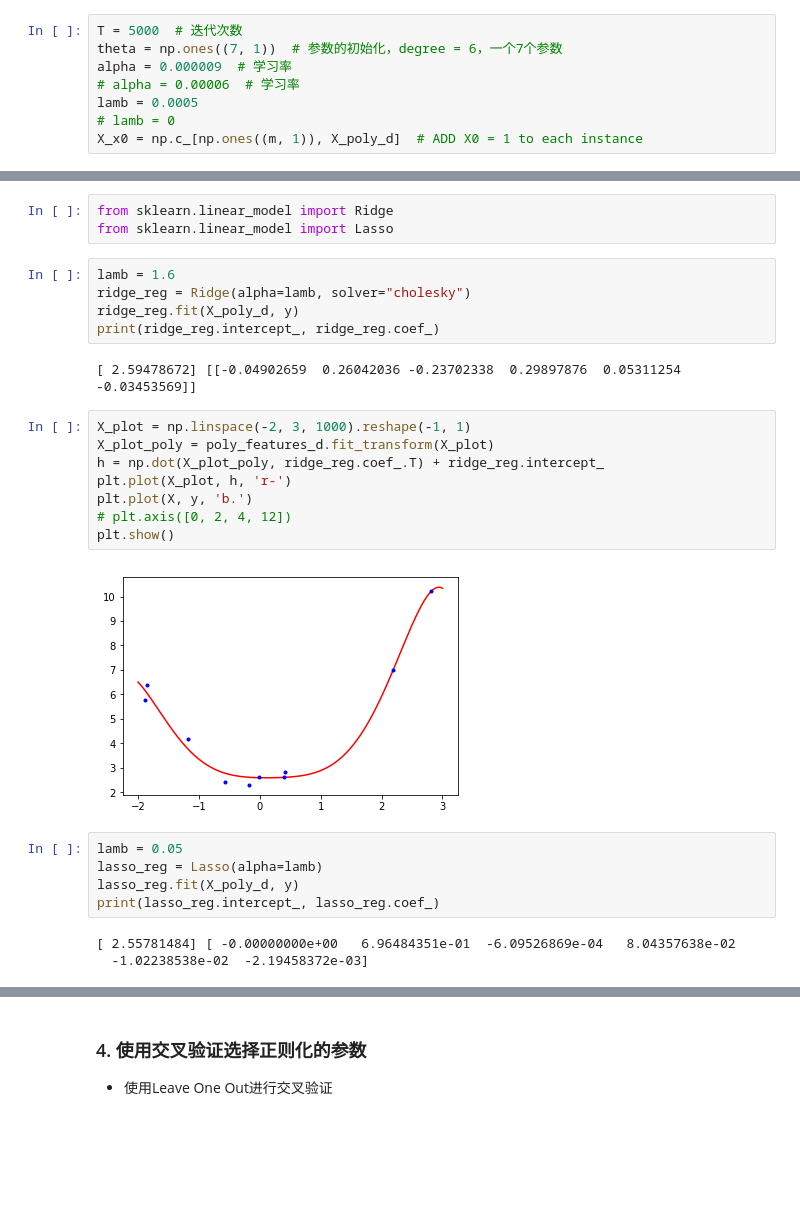
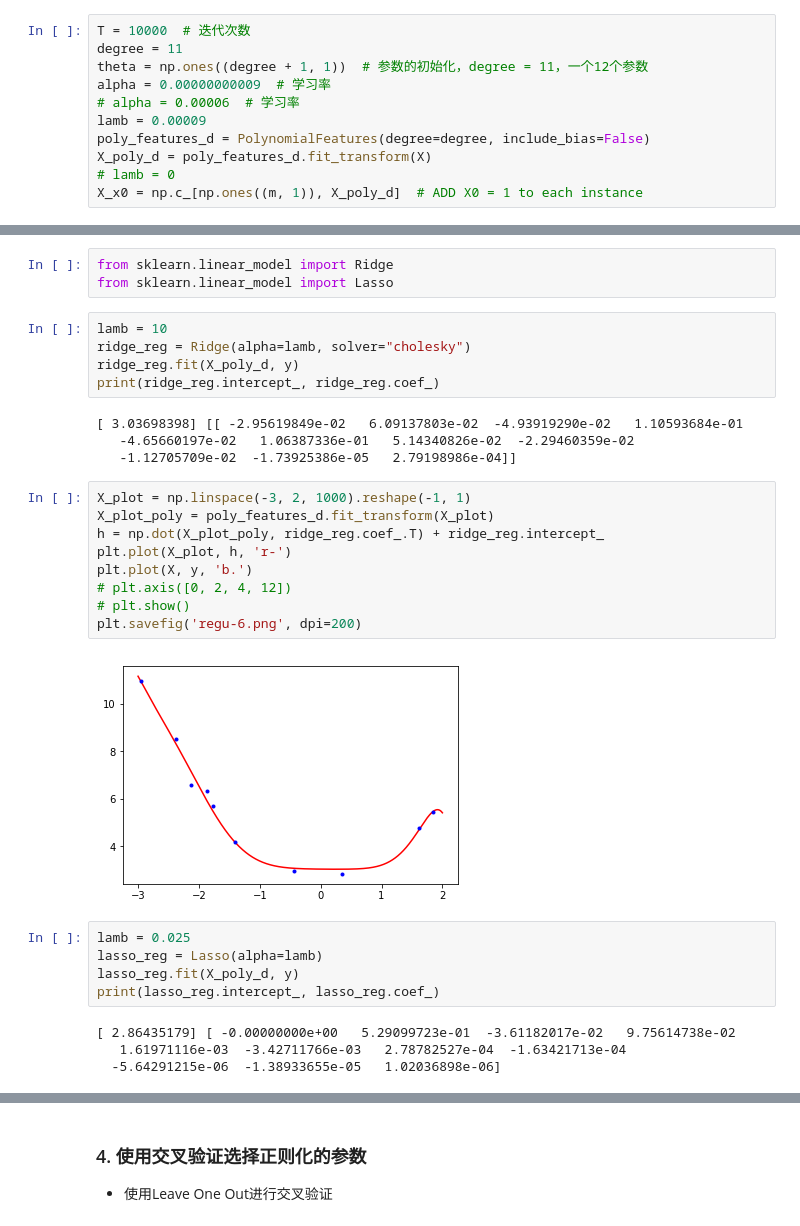
Before and after one commit to OnlyBelter/jupyter-note, a Jupyter notebook: machine_learning/math&symbol/正则化(Regularization).ipynb, the cells around one changed output, grey strips where cells are left out. Cells and saved outputs as stored; diff of their text form; blank space fills up the shorter version.

```diff
--- a/machine_learning/math&symbol/正则化(Regularization).ipynb
+++ b/machine_learning/math&symbol/正则化(Regularization).ipynb
@@ -310,11 +303,14 @@ def GD(lamb, X_x0, theta, h, y, alpha):
             print(L_theta(theta, X_x0, y, lamb))
     return theta
 # %%
-T = 5000  # 迭代次数
-theta = np.ones((7, 1))  # 参数的初始化，degree = 6，一个7个参数
-alpha = 0.000009  # 学习率
+T = 10000  # 迭代次数
+degree = 11
+theta = np.ones((degree + 1, 1))  # 参数的初始化，degree = 11，一个12个参数
+alpha = 0.00000000009  # 学习率
 # alpha = 0.00006  # 学习率
-lamb = 0.0005
+lamb = 0.00009
+poly_features_d = PolynomialFeatures(degree=degree, include_bias=False)
+X_poly_d = poly_features_d.fit_transform(X)
 # lamb = 0
 X_x0 = np.c_[np.ones((m, 1)), X_poly_d]  # ADD X0 = 1 to each instance
 # %%
@@ -349,28 +353,32 @@ plt.show()
 from sklearn.linear_model import Ridge
 from sklearn.linear_model import Lasso
 # %%
-lamb = 1.6
+lamb = 10
 ridge_reg = Ridge(alpha=lamb, solver="cholesky")
 ridge_reg.fit(X_poly_d, y)
 print(ridge_reg.intercept_, ridge_reg.coef_)
 # %% [output]
-[ 2.59478672] [[-0.04902659  0.26042036 -0.23702338  0.29897876  0.05311254 -0.03453569]]
+[ 3.03698398] [[ -2.95619849e-02   6.09137803e-02  -4.93919290e-02   1.10593684e-01
+   -4.65660197e-02   1.06387336e-01   5.14340826e-02  -2.29460359e-02
+   -1.12705709e-02  -1.73925386e-05   2.79198986e-04]]
 # %%
-X_plot = np.linspace(-2, 3, 1000).reshape(-1, 1)
+X_plot = np.linspace(-3, 2, 1000).reshape(-1, 1)
 X_plot_poly = poly_features_d.fit_transform(X_plot)
 h = np.dot(X_plot_poly, ridge_reg.coef_.T) + ridge_reg.intercept_
 plt.plot(X_plot, h, 'r-')
 plt.plot(X, y, 'b.')
 # plt.axis([0, 2, 4, 12])
-plt.show()
+# plt.show()
+plt.savefig('regu-6.png', dpi=200)
 # %% [output]
-[figure, old version]
+[figure, new version]
 # %%
-lamb = 0.05
+lamb = 0.025
 lasso_reg = Lasso(alpha=lamb)
 lasso_reg.fit(X_poly_d, y)
 print(lasso_reg.intercept_, lasso_reg.coef_)
 # %% [output]
-[ 2.55781484] [ -0.00000000e+00   6.96484351e-01  -6.09526869e-04   8.04357638e-02
-  -1.02238538e-02  -2.19458372e-03]
+[ 2.86435179] [ -0.00000000e+00   5.29099723e-01  -3.61182017e-02   9.75614738e-02
+   1.61971116e-03  -3.42711766e-03   2.78782527e-04  -1.63421713e-04
+  -5.64291215e-06  -1.38933655e-05   1.02036898e-06]
 # %%
```
Also changed, not shown: parts of 15 cells of this notebook, 4 other files.
